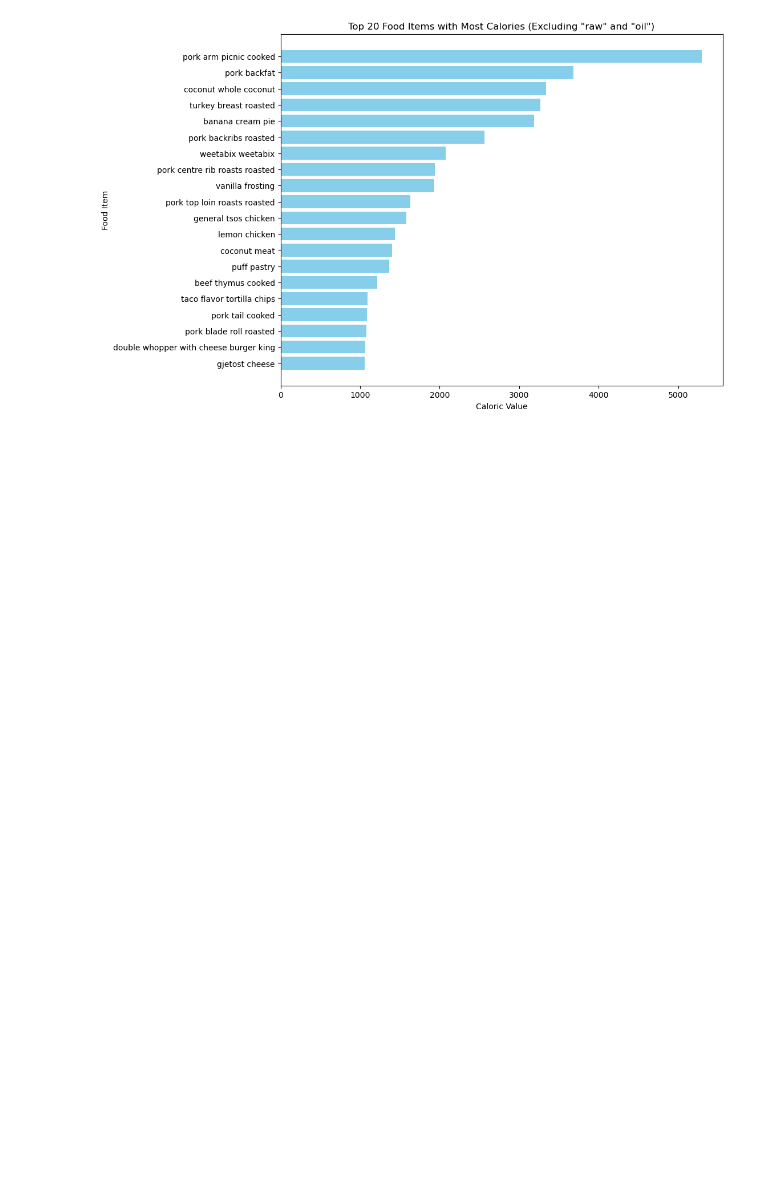
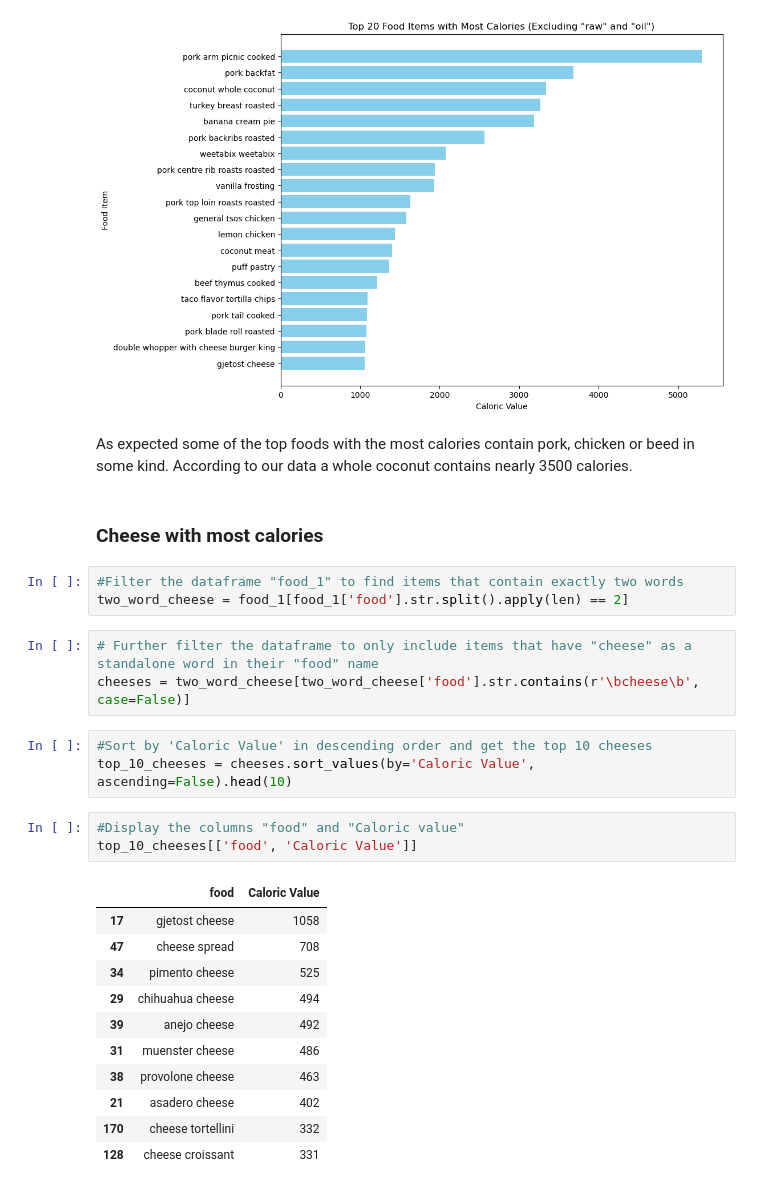
Before and after one commit to Jenner-Valdez/Food-Nutrition, a Jupyter notebook: Scripts/food_and_nutritional_values.ipynb, the cells around one changed output. Cells and saved outputs as stored; diff of their text form; blank space fills up the shorter version.

```diff
--- a/Scripts/food_and_nutritional_values.ipynb
+++ b/Scripts/food_and_nutritional_values.ipynb
@@ -552,3 +552,31 @@ plt.gca().invert_yaxis()  # To display the highest value at the top
 plt.show()
 # %% [output]
 [figure]
+# %% [markdown]
+As expected some of the top foods with the most calories contain pork, chicken or beed in some kind. According to our data a whole coconut contains nearly 3500 calories.
+# %% [markdown]
+### Cheese with most calories
+# %%
+#Filter the dataframe "food_1" to find items that contain exactly two words
+two_word_cheese = food_1[food_1['food'].str.split().apply(len) == 2]
+# %%
+# Further filter the dataframe to only include items that have "cheese" as a standalone word in their "food" name
+cheeses = two_word_cheese[two_word_cheese['food'].str.contains(r'\bcheese\b', case=False)]
+# %%
+#Sort by 'Caloric Value' in descending order and get the top 10 cheeses
+top_10_cheeses = cheeses.sort_values(by='Caloric Value', ascending=False).head(10)
+# %%
+#Display the columns "food" and "Caloric value"
+top_10_cheeses[['food', 'Caloric Value']]
+# %% [output]
+|  | food | Caloric Value |
+| 17 | gjetost cheese | 1058 |
+| 47 | cheese spread | 708 |
+| 34 | pimento cheese | 525 |
+| 29 | chihuahua cheese | 494 |
+| 39 | anejo cheese | 492 |
+| 31 | muenster cheese | 486 |
+| 38 | provolone cheese | 463 |
+| 21 | asadero cheese | 402 |
+| 170 | cheese tortellini | 332 |
+| 128 | cheese croissant | 331 |
```
Also changed, not shown: parts of 11 cells of this notebook.
